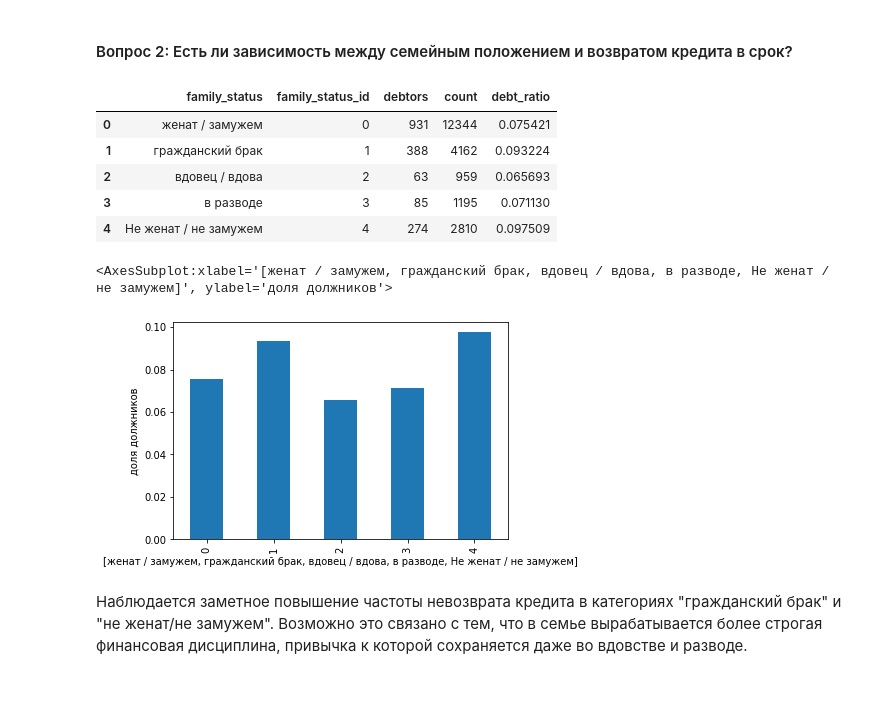
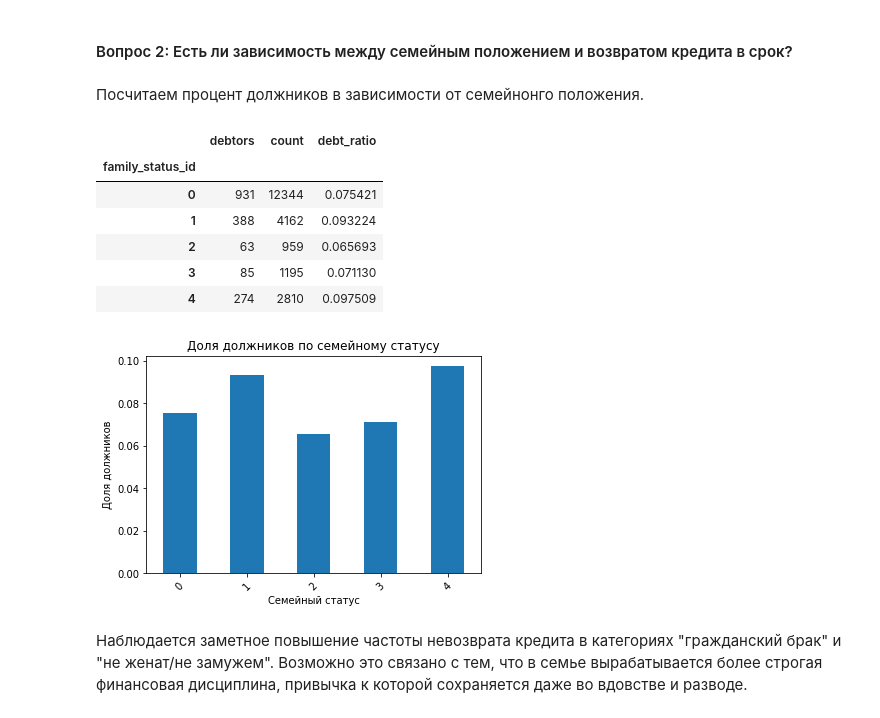
Before and after one commit to dmitrystogov/portfolio_1, a Jupyter notebook: 02_bank_defaults/02_bank_defaults.ipynb, the cells around one changed output. Saved outputs shown, nothing was run; the diff lists cells and outputs as text; code cells hidden in the pictures; blank space fills up the shorter version.

```diff
--- a/02_bank_defaults/2. Bank Defaults.ipynb
+++ b/02_bank_defaults/02_bank_defaults.ipynb
@@ -15 +16,7 @@ import pandas as pd # импорт библиотеки pandas
+# %%
+# загрузим данные с сервера, а если не получается, то с локального диска
+try:
+    df = pd.read_csv('https://code.s3.yandex.net/datasets/data.csv')
+except:
+    df = pd.read_csv('/datasets/data.csv')
 # %%
@@ -681,27 +740,29 @@ debt_per_cat1['debt_ratio'].plot.bar(xlabel='количество детей', y
 Наблюдается незначительное повышение частоты невозврата кредита в срок при увеличении числа детей. Возможно это связано с тем, что дети – значительный источник расходов, и увеличение их числа повышает финансовую нагрузку.
 # %% [markdown]
 #### Вопрос 2: Есть ли зависимость между семейным положением и возвратом кредита в срок?
+# %% [markdown]
+Посчитаем процент должников в зависимости от семейнонго положения.
 # %%
-debt_per_cat2 = df.pivot_table(index=['family_status_id'],  values='debt', aggfunc=['sum', 'count']) # таблица с количеством
-                                                                               # должников и семейным положением
-debt_per_cat2 = debt_per_cat2.set_axis(['debtors', 'count'], axis=1, inplace=False) # переименовываем столбцы
-debt_per_cat2['debt_ratio'] = debt_per_cat2['debtors'] / debt_per_cat2['count'] # считаем соотношение должников и общего числа
-                                                                               # клиентов с данным  семейным положением
-debt_per_cat2 = family_dict.merge(debt_per_cat2, on='family_status_id', how='left') # обогащаем таблицу текстовыми значениями
-                                                                               # семейного положения
+# строим таблицу с количеством должников и семейным положением
+debt_per_cat2 = df.pivot_table(index=['family_status_id'],  values='debt', aggfunc=['sum', 'count'])
+# переименовываем столбцы
+debt_per_cat2 = debt_per_cat2.set_axis(['debtors', 'count'], axis=1, inplace=False)
+# считаем соотношение должников и общего числа клиентов с данным  семейным положением
+debt_per_cat2['debt_ratio'] = debt_per_cat2['debtors'] / debt_per_cat2['count']
 debt_per_cat2
 # %% [output]
-|  | family_status | family_status_id | debtors | count | debt_ratio |
-| 0 | женат / замужем | 0 | 931 | 12344 | 0.075421 |
-| 1 | гражданский брак | 1 | 388 | 4162 | 0.093224 |
-| 2 | вдовец / вдова | 2 | 63 | 959 | 0.065693 |
-| 3 | в разводе | 3 | 85 | 1195 | 0.071130 |
-| 4 | Не женат / не замужем | 4 | 274 | 2810 | 0.097509 |
+|  | debtors | count | debt_ratio |
+| family_status_id |  |  |  |
+| 0 | 931 | 12344 | 0.075421 |
+| 1 | 388 | 4162 | 0.093224 |
+| 2 | 63 | 959 | 0.065693 |
+| 3 | 85 | 1195 | 0.071130 |
+| 4 | 274 | 2810 | 0.097509 |
 # %%
-debt_per_cat2['debt_ratio'].plot.bar(xlabel = debt_per_cat2['family_status'], ylabel='доля должников') # смотрим график
+# строим график
+debt_per_cat2['debt_ratio'].plot.bar(title = 'Доля должников по семейному статусу', xlabel='Семейный статус', ylabel='Доля должников', rot=45);
 # %% [output]
-<AxesSubplot:xlabel='[женат / замужем, гражданский брак, вдовец / вдова, в разводе, Не женат / не замужем]', ylabel='доля должников'>
-[figure, old version]
+[figure, new version]
 # %% [markdown]
 Наблюдается заметное повышение частоты невозврата кредита в категориях "гражданский брак" и "не женат/не замужем". Возможно это связано с тем, что в семье вырабатывается более строгая финансовая дисциплина, привычка к которой сохраняется даже во вдовстве и разводе.
 # %% [markdown]
```
Also changed, not shown: parts of 61 cells of this notebook.
